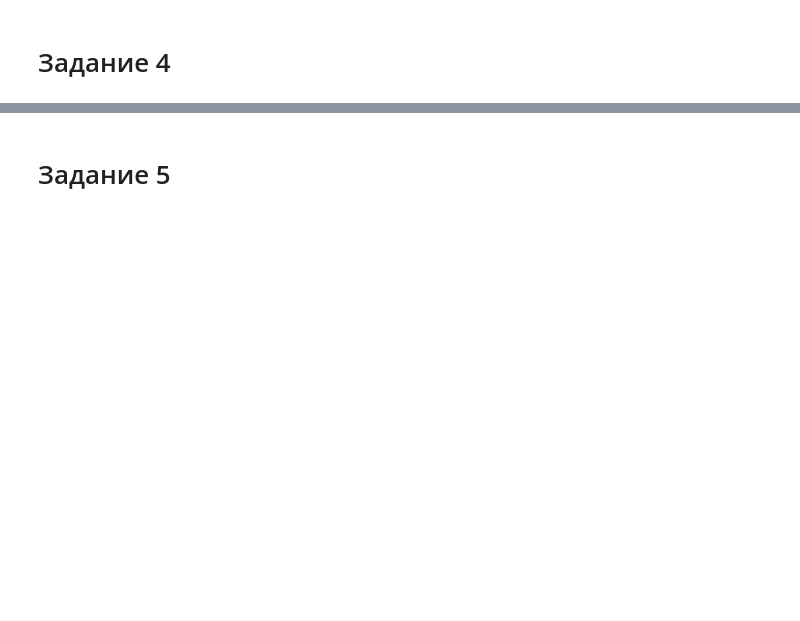
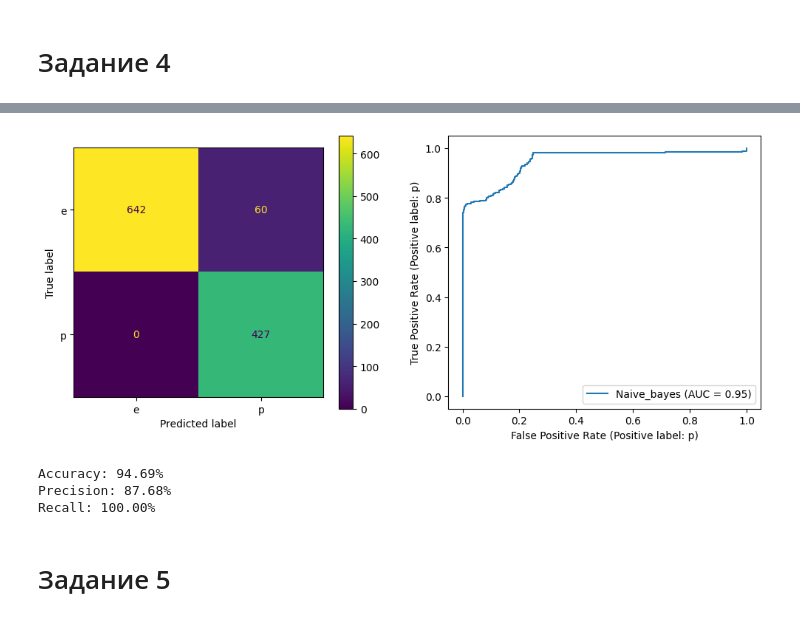
Before and after one commit to HerrPhoton/Theory-of-statistical-solutions, a Jupyter notebook: lab2.ipynb, the cells around one changed output, grey strips where cells are left out. Cells and saved outputs as stored; diff of their text form; code cells hidden in the pictures; blank space fills up the shorter version.

```diff
--- a/lab2.ipynb
+++ b/lab2.ipynb
@@ -296,2 +297,14 @@ accuracy_score(y_test, y_preds)
+# %%
+display_stats(naive_bayes, X_test, y_test)
+# %% [output]
+[figure, added]
+# %%
+print(f'Accuracy: {accuracy_score(y_test, y_pred) * 100:.2f}%')
+print(f'Precision: {precision_score(y_test, y_pred, pos_label = "p") * 100:.2f}%')
+print(f'Recall: {recall_score(y_test, y_pred, pos_label = "p") * 100:.2f}%')
+# %% [output]
+Accuracy: 94.69%
+Precision: 87.68%
+Recall: 100.00%
 # %% [markdown]
 # Задание 5
```
Also changed, not shown: parts of 24 cells of this notebook.
